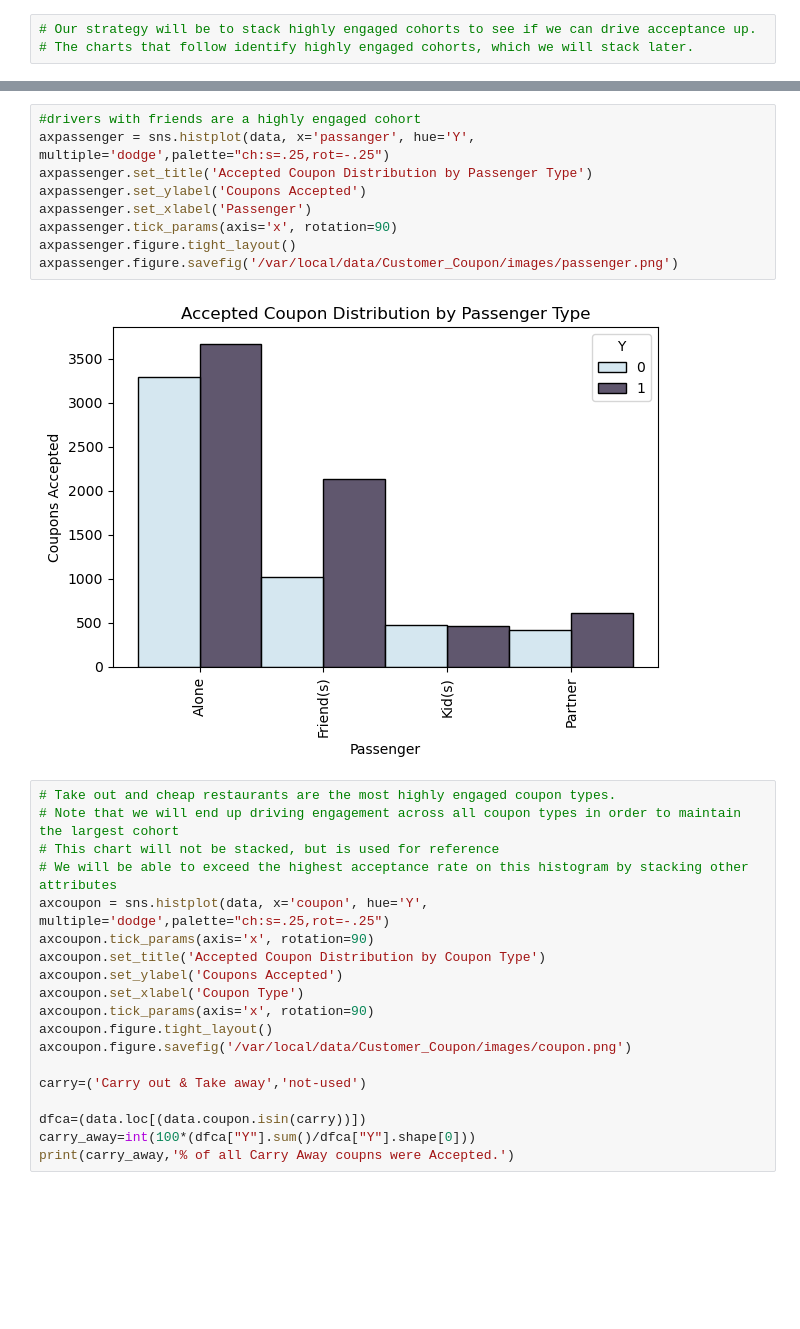
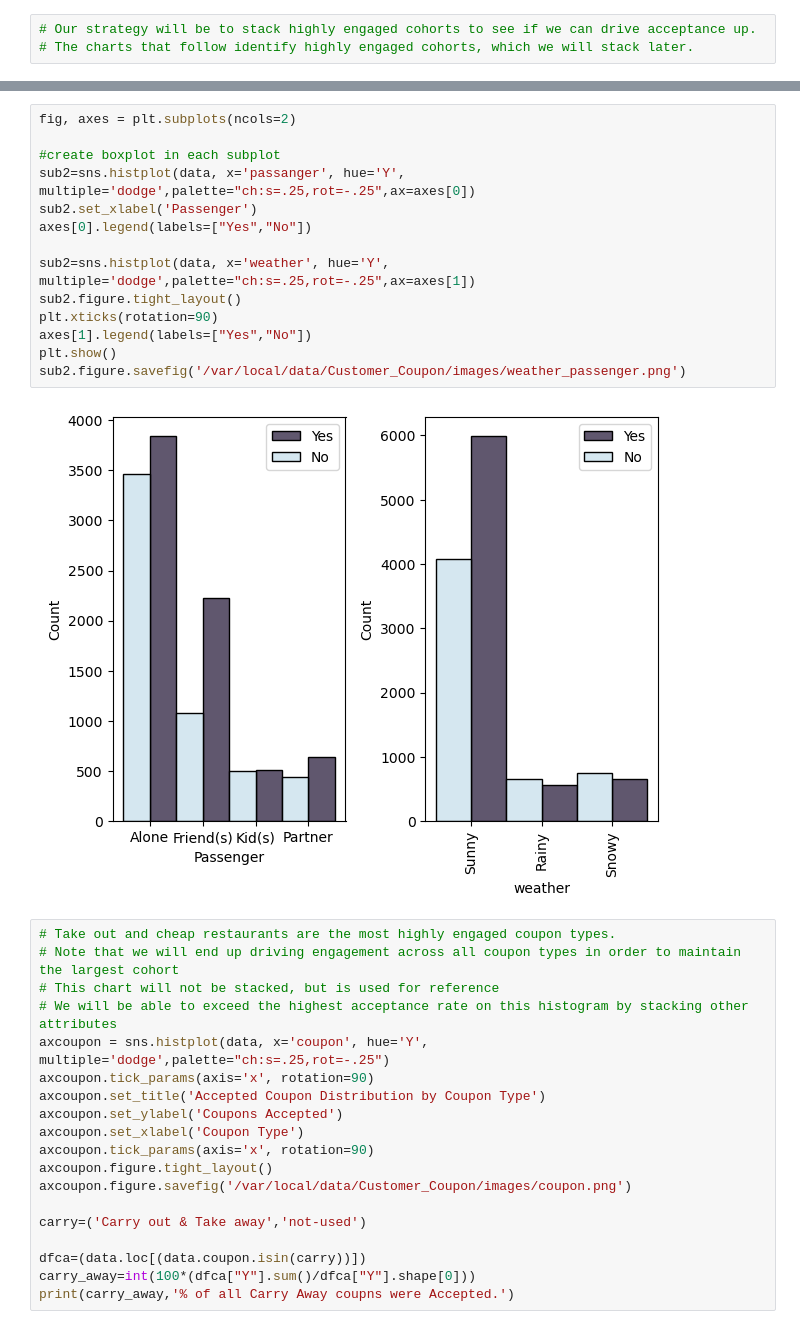
Before and after one commit to JOSHUAGITBERG/Customer_Coupon, a Jupyter notebook: Coupon_Engagement_Analysis.ipynb, the cells around one changed output, grey strips where cells are left out. Cells and saved outputs as stored; diff of their text form; blank space fills up the shorter version.

```diff
--- a/Coupon_Engagement_Analysis.ipynb
+++ b/Coupon_Engagement_Analysis.ipynb
@@ -464,14 +452,19 @@ axweather.figure.savefig('/var/local/data/Customer_Coupon/images/weather.png')
-# %%
-#drivers with friends are a highly engaged cohort
-axpassenger = sns.histplot(data, x='passanger', hue='Y', multiple='dodge',palette="ch:s=.25,rot=-.25")
-axpassenger.set_title('Accepted Coupon Distribution by Passenger Type')
-axpassenger.set_ylabel('Coupons Accepted')
-axpassenger.set_xlabel('Passenger')
-axpassenger.tick_params(axis='x', rotation=90)
-axpassenger.figure.tight_layout()
-axpassenger.figure.savefig('/var/local/data/Customer_Coupon/images/passenger.png')
-# %% [output]
-[figure, removed]
+# %%
+fig, axes = plt.subplots(ncols=2)
+
+#create boxplot in each subplot
+sub2=sns.histplot(data, x='passanger', hue='Y', multiple='dodge',palette="ch:s=.25,rot=-.25",ax=axes[0])
+sub2.set_xlabel('Passenger')
+axes[0].legend(labels=["Yes","No"])
+
+sub2=sns.histplot(data, x='weather', hue='Y', multiple='dodge',palette="ch:s=.25,rot=-.25",ax=axes[1])
+sub2.figure.tight_layout()
+plt.xticks(rotation=90)
+axes[1].legend(labels=["Yes","No"])
+plt.show()
+sub2.figure.savefig('/var/local/data/Customer_Coupon/images/weather_passenger.png')
+# %% [output]
+[figure, added]
 # %%
 # Take out and cheap restaurants are the most highly engaged coupon types.
 # Note that we will end up driving engagement across all coupon types in order to maintain the largest cohort
```
Also changed, not shown: parts of 2 cells of this notebook, 4 other files.
